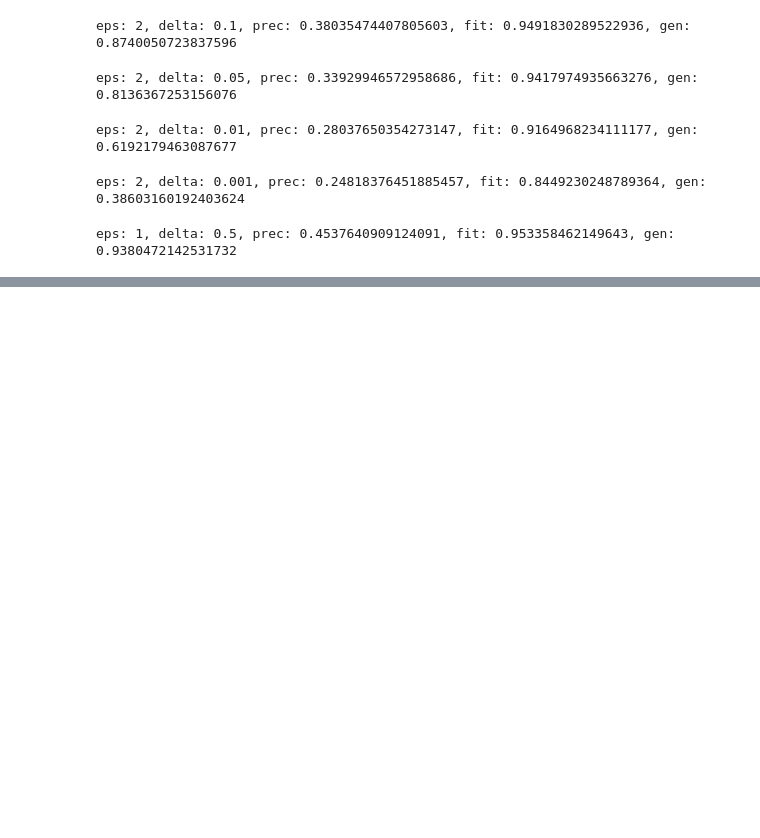
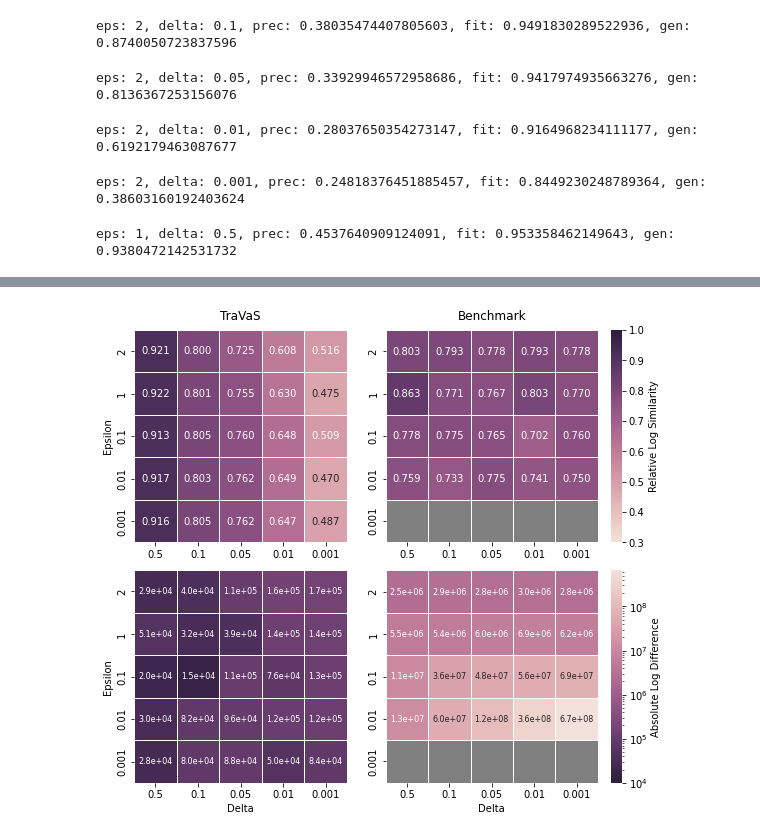
Before and after one commit to wangelik/TraVaS, a Jupyter notebook: experiments/Sepsis/run.ipynb, the cells around one changed output, grey strips where cells are left out. Drawn from its saved outputs; the diff is of its cells as text; code cells hidden in the pictures; blank space fills up the shorter version.

Commit message:
changed plot labels

```diff
--- a/experiments/Sepsis/run.ipynb
+++ b/experiments/Sepsis/run.ipynb
@@ -444,9 +444,9 @@ cmap_r = sns.cubehelix_palette(as_cmap=True, light=.9, reverse=True)
 cmap.set_bad('grey', 1.)
 cmap_r.set_bad('grey', 1.)
 ax[0,0] = sns.heatmap(util_best, ax=ax[0,0], vmin=0.3, vmax=1, cmap=cmap, square=True, annot=True, cbar=False, fmt='.3f', yticklabels=[2,1,0.1,0.01,0.001], xticklabels=[0.5,0.1,0.05,0.01,0.001], linewidths=.5)
-ax[0,1] = sns.heatmap(util_bench, ax=ax[0,1], vmin=0.3, vmax=1, cmap=cmap, square=True, annot=True, fmt='.3f', cbar=True, yticklabels=[2,1,0.1,0.01,0.001], xticklabels=[0.5,0.1,0.05,0.01,0.001], mask=np.isnan(util_bench), linewidths=.5, cbar_kws={'label': 'Utility'})
+ax[0,1] = sns.heatmap(util_bench, ax=ax[0,1], vmin=0.3, vmax=1, cmap=cmap, square=True, annot=True, fmt='.3f', cbar=True, yticklabels=[2,1,0.1,0.01,0.001], xticklabels=[0.5,0.1,0.05,0.01,0.001], mask=np.isnan(util_bench), linewidths=.5, cbar_kws={'label': 'Relative Log Similarity'})
 ax[1,0] = sns.heatmap(cost_best, ax=ax[1,0], cmap=cmap_r, square=True, norm=LogNorm(vmin=1e4, vmax=np.nanmax(cost_bench)), annot=True, cbar=False, fmt='.1e', yticklabels=[2,1,0.1,0.01,0.001], xticklabels=[0.5,0.1,0.05,0.01,0.001], linewidths=.5, annot_kws={"fontsize":8})
-ax[1,1] = sns.heatmap(cost_bench, ax=ax[1,1], cmap=cmap_r, norm=LogNorm(vmin=1e4, vmax=np.nanmax(cost_bench)), square=True, annot=True, fmt='.1e', cbar=True, yticklabels=[2,1,0.1,0.01,0.001], xticklabels=[0.5,0.1,0.05,0.01,0.001], linewidths=.5, cbar_kws={'label': 'Log Difference Cost'}, annot_kws={"fontsize":8})
+ax[1,1] = sns.heatmap(cost_bench, ax=ax[1,1], cmap=cmap_r, norm=LogNorm(vmin=1e4, vmax=np.nanmax(cost_bench)), square=True, annot=True, fmt='.1e', cbar=True, yticklabels=[2,1,0.1,0.01,0.001], xticklabels=[0.5,0.1,0.05,0.01,0.001], linewidths=.5, cbar_kws={'label': 'Absolute Log Difference'}, annot_kws={"fontsize":8})
 ax[0,0].set_title('TraVaS', pad=10)
 ax[0,1].set_title('Benchmark', pad=10)
 ax[1,0].set(xlabel="Delta", ylabel="Epsilon")
@@ -460,3 +458,4 @@ plt.savefig("Sepsis_1.pdf")
+[figure, added]
 # %%
 # load final data
 prec_single = np.loadtxt('single/prec_single.txt')
```
Also changed, not shown: parts of 3 cells of this notebook.
